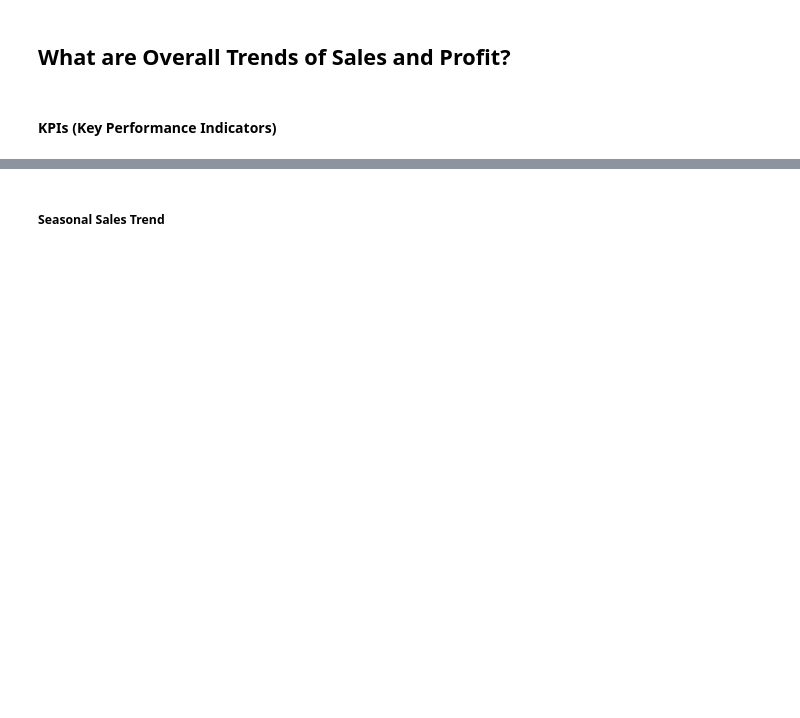
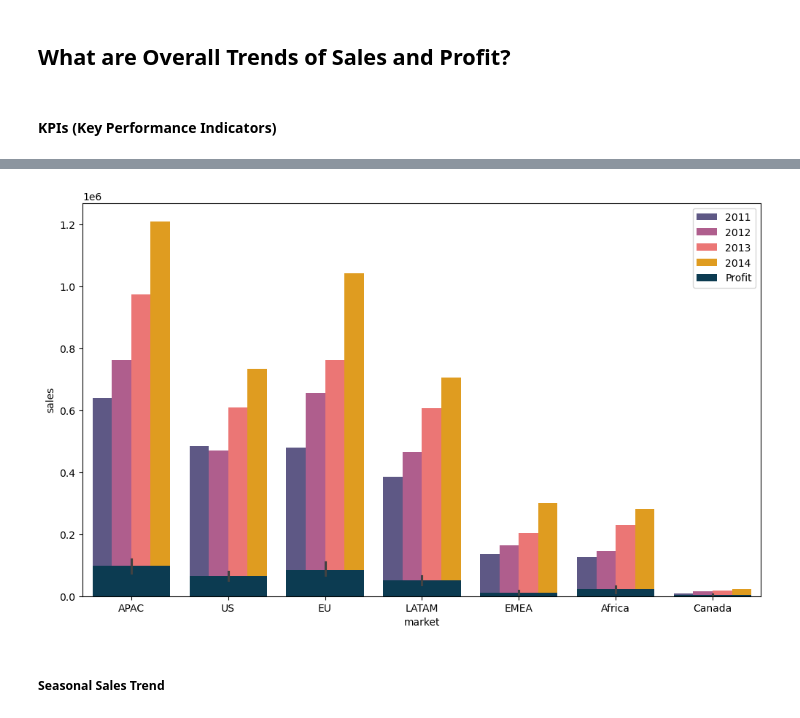
Before and after one commit to annugit1655/Global-Superstore-Project, a Jupyter notebook: notebooks/order-return-sales-analysis.ipynb, the cells around one changed output, grey strips where cells are left out. Cells and saved outputs as stored; diff of their text form; code cells hidden in the pictures; blank space fills up the shorter version.

Commit message:
'total_revenue'

```diff
--- a/notebooks/order-return-sales-analysis.ipynb
+++ b/notebooks/order-return-sales-analysis.ipynb
@@ -335,0 +421,22 @@ kpi_df
+# %%
+# requirement gathering data
+# consider order_year, market, sales, profit, returned columns for analysis
+
+# 1. Group By year and market
+# profit exclude returns
+order_merged['profit_exclude_returns'] = order_merged['profit'].where(order_merged['returned']==False,0)
+sales_profit_df = order_merged.groupby(['order_year', 'market']).agg(
+    sales = ('sales', 'sum'),
+    profit = ('profit_exclude_returns', 'sum')
+)
+# 2. Compute margin
+sales_profit_df['profit_margin'] = (sales_profit_df['profit'] / sales_profit_df['sales']).round(2)
+
+# 3. Round sales and profit
+sales_profit_df['sales'] = sales_profit_df['sales'].round(2)
+sales_profit_df['profit'] = sales_profit_df['profit'].round(2)
+
+# 4. Reset index and sort
+revenue_margin = sales_profit_df.reset_index().sort_values(by = ['order_year', 'sales'], ascending=[True, False])
+
+print(revenue_margin.head(10))
@@ -335,0 +455,25 @@ kpi_df
+# %%
+# visualize the result data
+scale = revenue_margin['sales'].mean()
+offset = revenue_margin['sales'].mean()
+
+fig, ax = plt.subplots(figsize=(12, 7))
+
+# --- Bar plot for sales by market and year ---
+sns.barplot(
+    data=revenue_margin,
+    x='market', y='sales', hue='order_year',
+    dodge=True, ax=ax,
+    palette={2011:'#58508d', 2012:'#bc5090', 2013:'#ff6361', 2014:'#ffa600'}
+)
+# --- Bar plot for profit ---
+sns.barplot(
+    data=revenue_margin,
+    x='market', y='profit',
+    color='#003f5c', dodge=True, ax=ax,
+    label='Profit'
+)
+
+plt.show()
+# %% [output]
+[figure, added]
```
Also changed, not shown: parts of 49 cells of this notebook.
